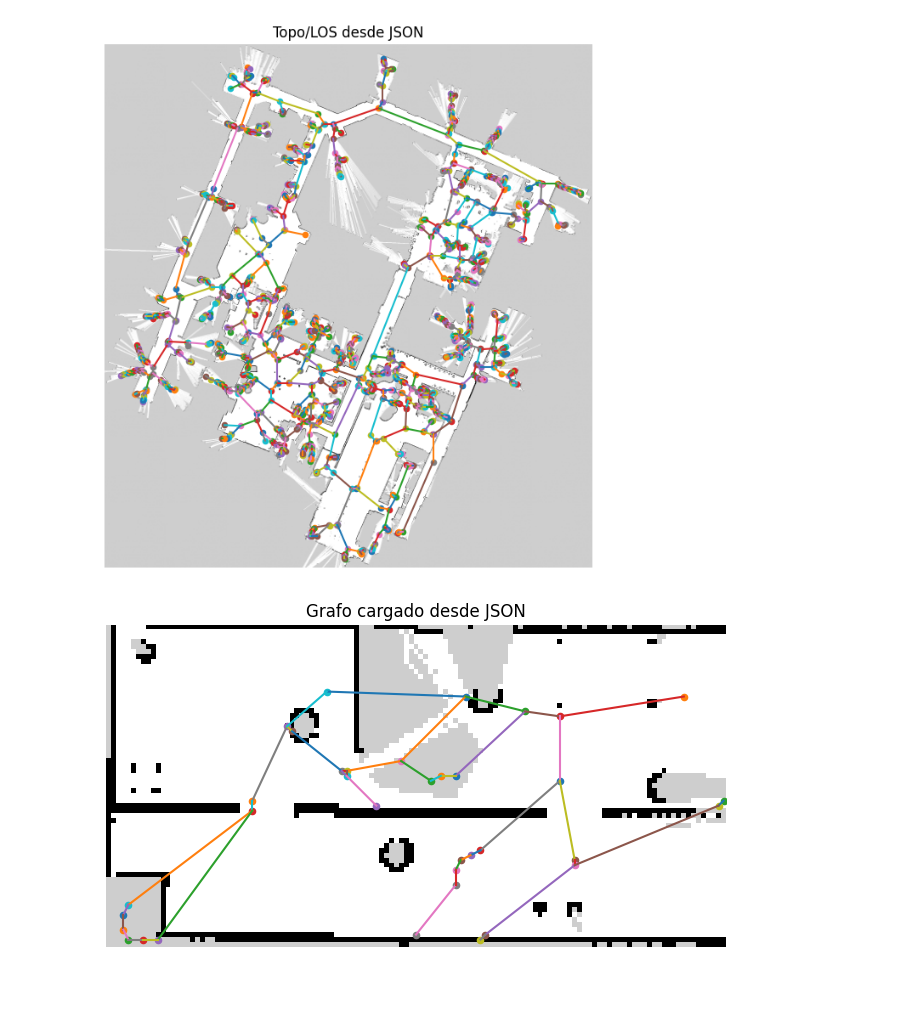
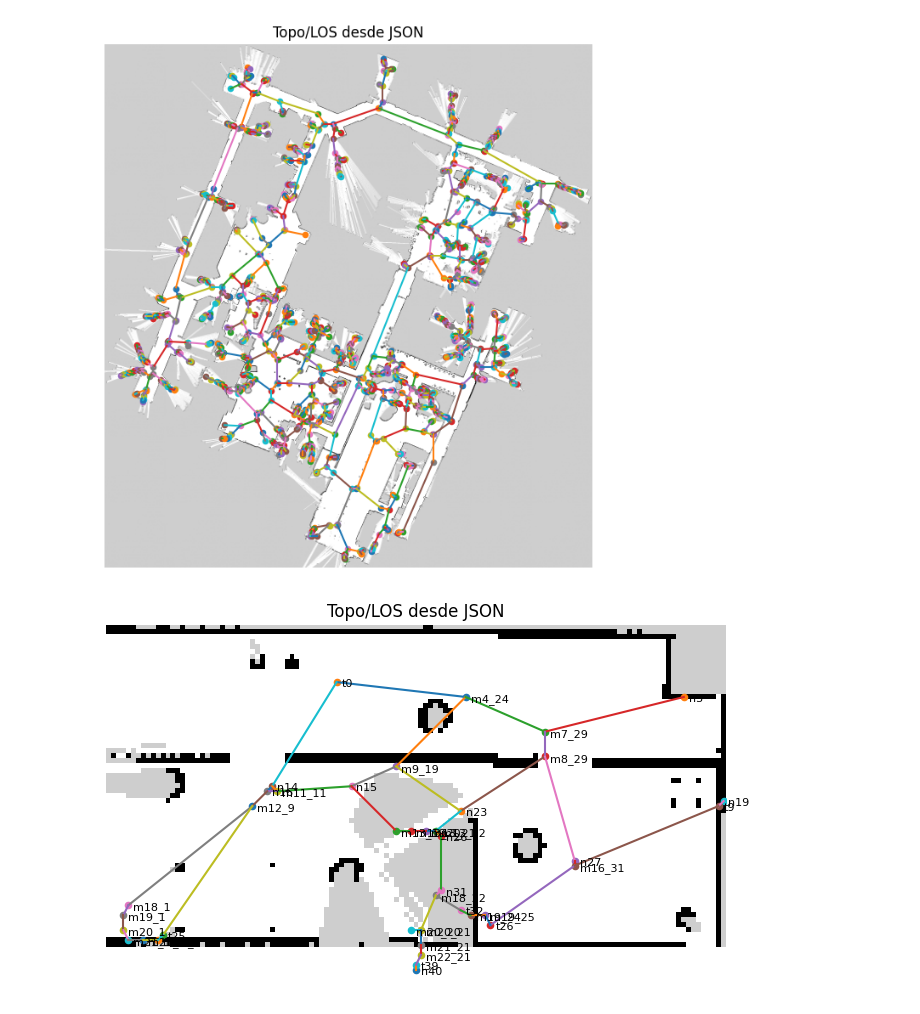
Before and after one commit to Esk1z0/PRACTICA_RAZONAMIENTO, a Jupyter notebook: map_to_graph.ipynb, the cells around one changed output. Drawn from its saved outputs; the diff is of its cells as text; code cells hidden in the pictures; blank space fills up the shorter version.

```diff
--- a/map_to_graph.ipynb
+++ b/map_to_graph.ipynb
@@ -1304,7 +1304,7 @@ def llm_json_to_graph(payload: str) -> nx.Graph:
         attrs.pop("id", None)
 
         if "cell" in attrs and isinstance(attrs["cell"], list):
-            r, c = attrs["_strcell"]
+            r, c = attrs["cell"]
             attrs["cell"] = (int(r), int(c))
 
         if "xy_m" in attrs and isinstance(attrs["xy_m"], list):
@@ -1361,13 +1361,18 @@ preview_graph_nodes_edges_on_grid(img, g, title="Topo/LOS desde JSON", draw_labe
 # %%
 import json
 from pathlib import Path
 
 p = Path("./maps/map_snapshot.json")
 
 graph_json = json.loads(p.read_text(encoding="utf-8"))
 img = load_pgm_gray("./maps/mapa_practica.pgm",)
 
+#img = np.flipud(img)
+#img = np.fliplr(img)
+img = np.flipud(np.fliplr(img))
+
 g = llm_json_to_graph(graph_json)
-preview_graph_straight_edges_only(img, g, title="Grafo cargado desde JSON")
+#preview_graph_straight_edges_only(img, g, title="Grafo cargado desde JSON")
+preview_graph_nodes_edges_on_grid(img, g, title="Topo/LOS desde JSON", draw_labels=True)
 # %% [output]
-[figure, old version]
+[figure, new version]
```
Also changed, not shown: parts of 1 cell of this notebook, 2 other files.
